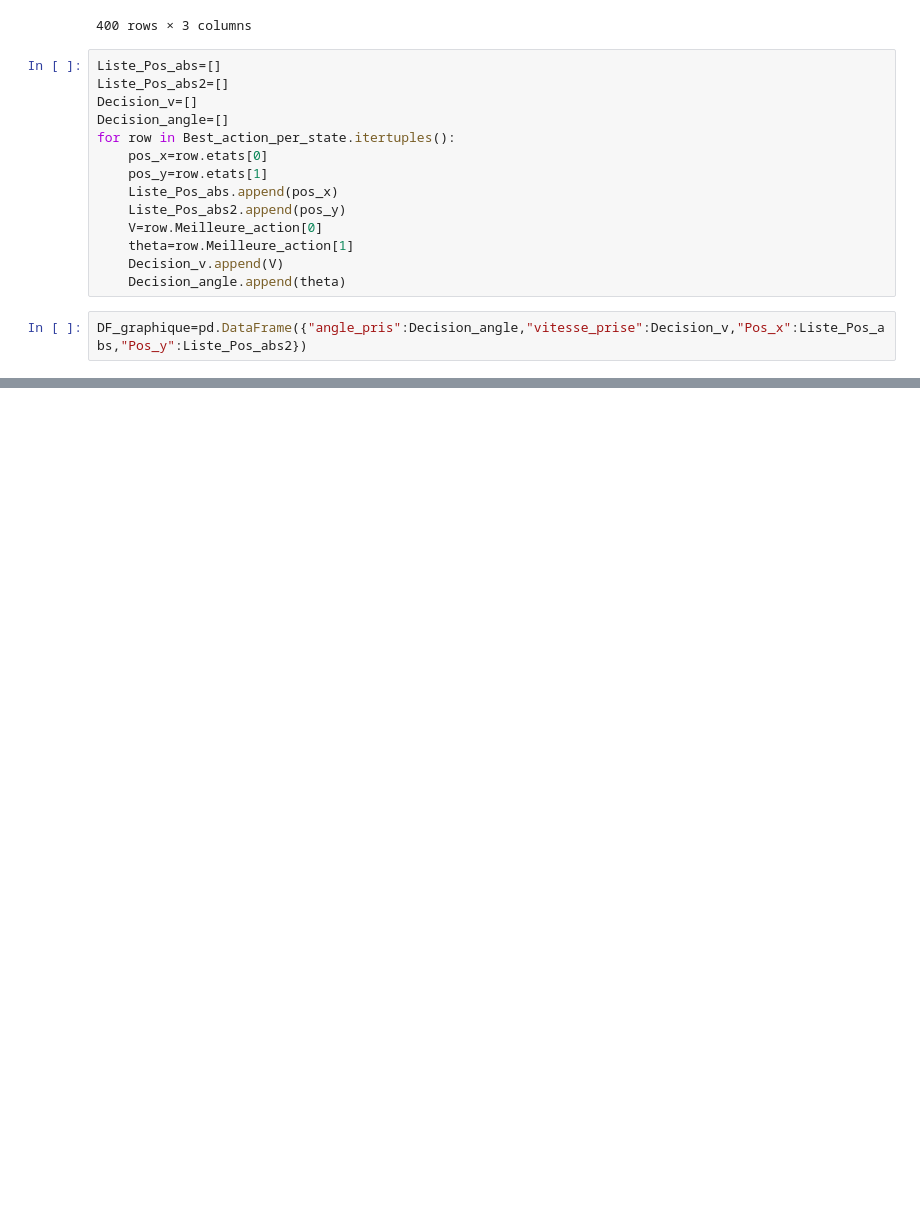
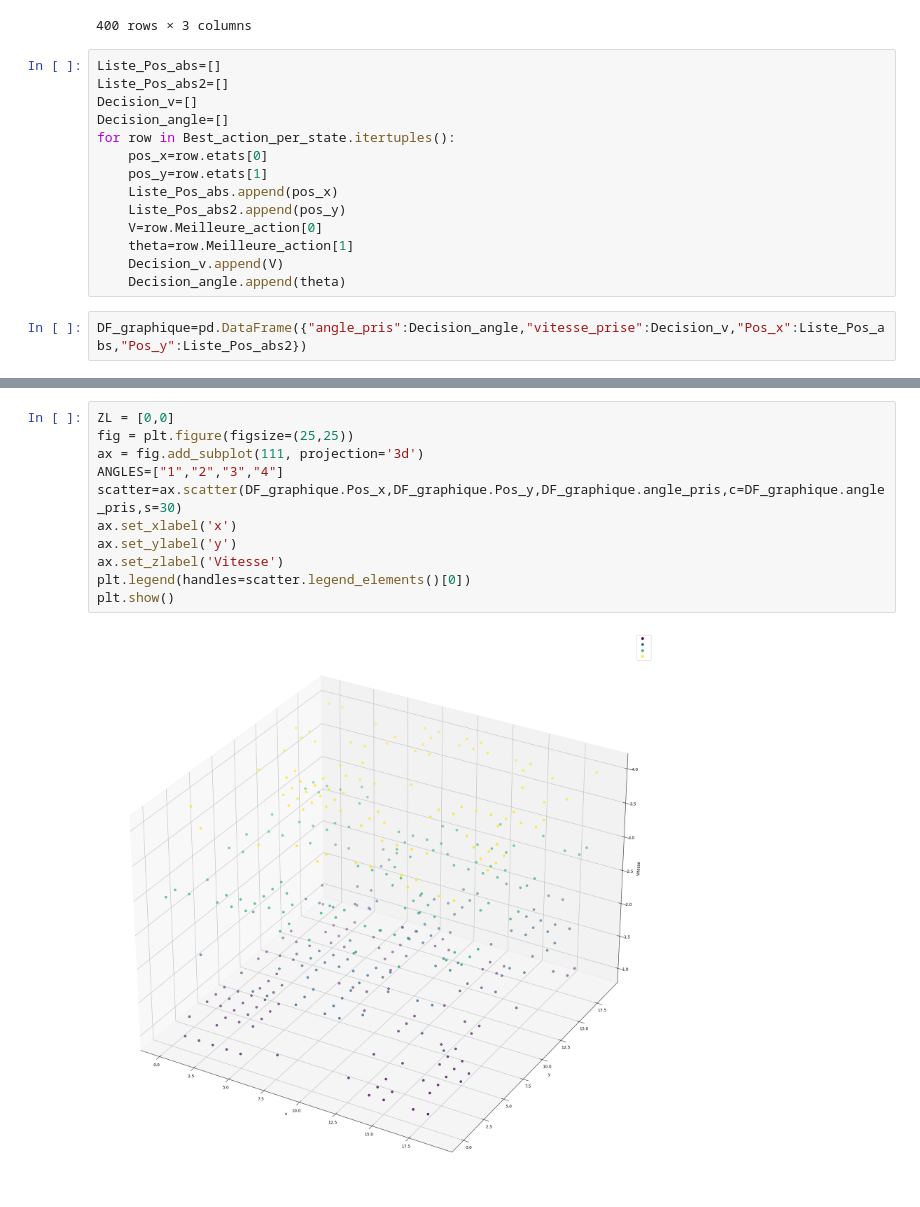
Before and after one commit to tommy-21/RL-final-project, a Jupyter notebook: Q_learning.ipynb, the cells around one changed output, grey strips where cells are left out. Saved outputs shown, nothing was run; the diff lists cells and outputs as text; blank space fills up the shorter version.

```diff
--- a/Q_learning.ipynb
+++ b/Q_learning.ipynb
@@ -200,0 +201,13 @@ plt.show()
+# %%
+ZL = [0,0]
+fig = plt.figure(figsize=(25,25))
+ax = fig.add_subplot(111, projection='3d')
+ANGLES=["1","2","3","4"]
+scatter=ax.scatter(DF_graphique.Pos_x,DF_graphique.Pos_y,DF_graphique.angle_pris,c=DF_graphique.angle_pris,s=30)
+ax.set_xlabel('x')
+ax.set_ylabel('y')
+ax.set_zlabel('Vitesse')
+plt.legend(handles=scatter.legend_elements()[0])
+plt.show()
+# %% [output]
+[figure, added]
```
Also changed, not shown: parts of 6 cells of this notebook, 3 other files.
